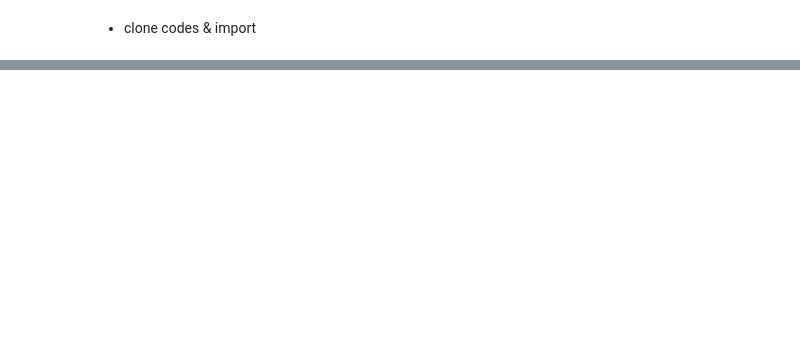
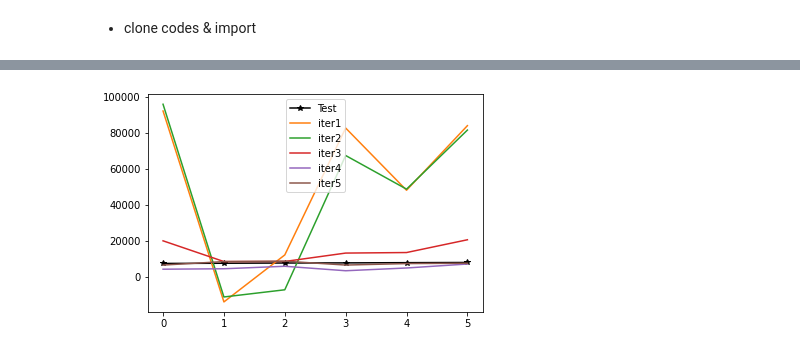
Before and after one commit to TaeniKim/nbeats_reproduce, a Jupyter notebook: N-BEATS_reproducing.ipynb, the cells around one changed output, grey strips where cells are left out. Saved outputs shown, nothing was run; the diff lists cells and outputs as text; code cells hidden in the pictures; blank space fills up the shorter version.

```diff
--- a/N-BEATS_reproducing.ipynb
+++ b/N-BEATS_reproducing.ipynb
@@ -105,0 +261,10 @@ eval_ensemble
+# %%
+#plt.figure(figsize=(6, 18))
+plt.plot(df['Test'], label='Test',marker='*', color='k')
+for i in range(5):
+    col_name = f'iter{(i+1)*100}'
+    plt.plot(df[col_name], label=col_name, color=colors[i+1])
+plt.legend()
+plt.show()
+# %% [output]
+[figure, added]
```
Also changed, not shown: parts of 32 cells of this notebook.
